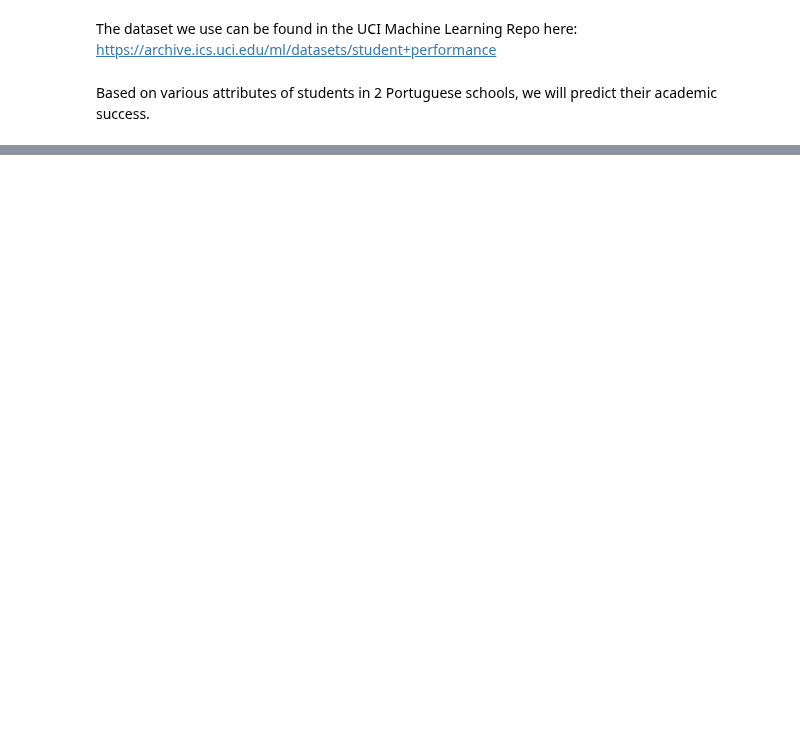
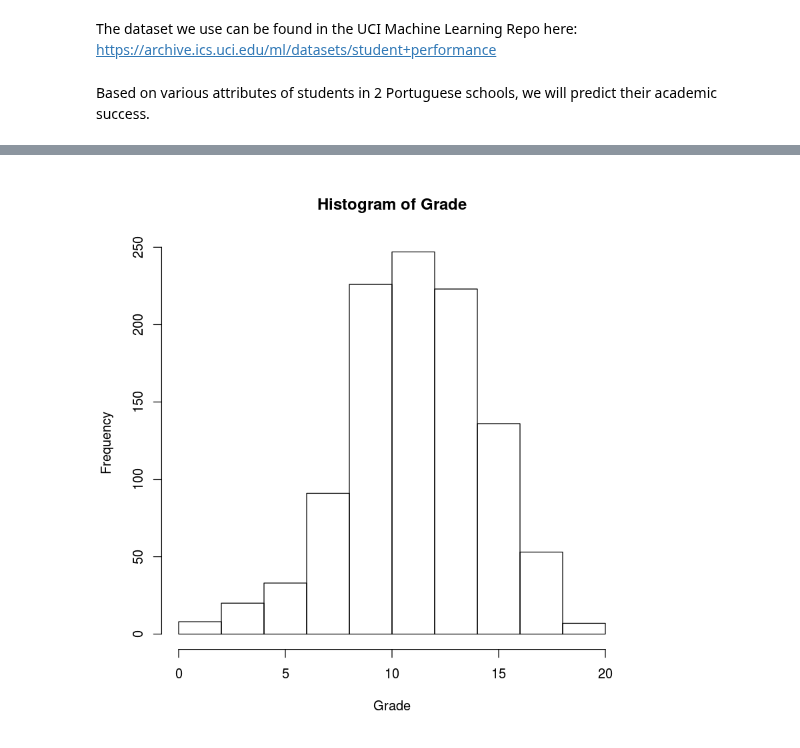
Before and after one commit to eloukas/uth-machine-learning, a Jupyter notebook: projects/project7/multiple_regression_R_student_performance.ipynb, the cells around one changed output, grey strips where cells are left out. Drawn from its saved outputs; the diff is of its cells as text; code cells hidden in the pictures; blank space fills up the shorter version.

```diff
--- a/projects/project7/multiple_regression_R_student_performance.ipynb
+++ b/projects/project7/multiple_regression_R_student_performance.ipynb
@@ -16,0 +21,14 @@ This data approach student achievement in secondary education of two Portuguese
+# %%
+# Libraries & etc
+set.seed(1)
+library(car)
+library(boot)
+
+# Read tables from two comma-separated files
+data1 = read.table("student-por.csv",sep=";",header=TRUE)
+dataSet1 = data.frame(data1)
+data2 = read.table("student-mat.csv",sep=";",header=TRUE)
+dataSet2 = data.frame(data2)
+
+# Our final dataset will be the merge of the 2 datasets above
+dataSet = rbind(dataSet1, dataSet2)
@@ -16,0 +44,19 @@ This data approach student achievement in secondary education of two Portuguese
+# %%
+# Change the names of the columns-attributes
+names(dataSet) <- c("school","sex","age", "address","family size","parents cohab.", "mom's education",
+             "dad's education","mom's job", "dad's job","reason", "guardian","travel", "study",
+             "failures","education support","family support","paid","activities", "nursery","higher",
+             "internet","romantic","family bond","free time","social","workday alch.","weekend alch.","health",
+             "absences","Grade 1","Grade 2","Grade 3")
+
+# Merge the 3 variables into 1 variable
+Grade = (dataSet$`Grade 1` + dataSet$`Grade 2` + dataSet$`Grade 3`) / 3
+
+# Make these 3 columns ZERO and substitute them of the Grade variable
+dataSet$`Grade 1` = NULL
+dataSet$`Grade 2` = NULL
+dataSet$`Grade 3` = NULL
+
+dataSet = cbind(dataSet, Grade) # Substitution
+
+attach(dataSet) # Attach the attributes to global env
@@ -16,0 +89,4 @@ This data approach student achievement in secondary education of two Portuguese
+# %%
+hist(Grade)
+# %% [output]
+[figure, added]
```
Also changed, not shown: parts of 32 cells of this notebook.
